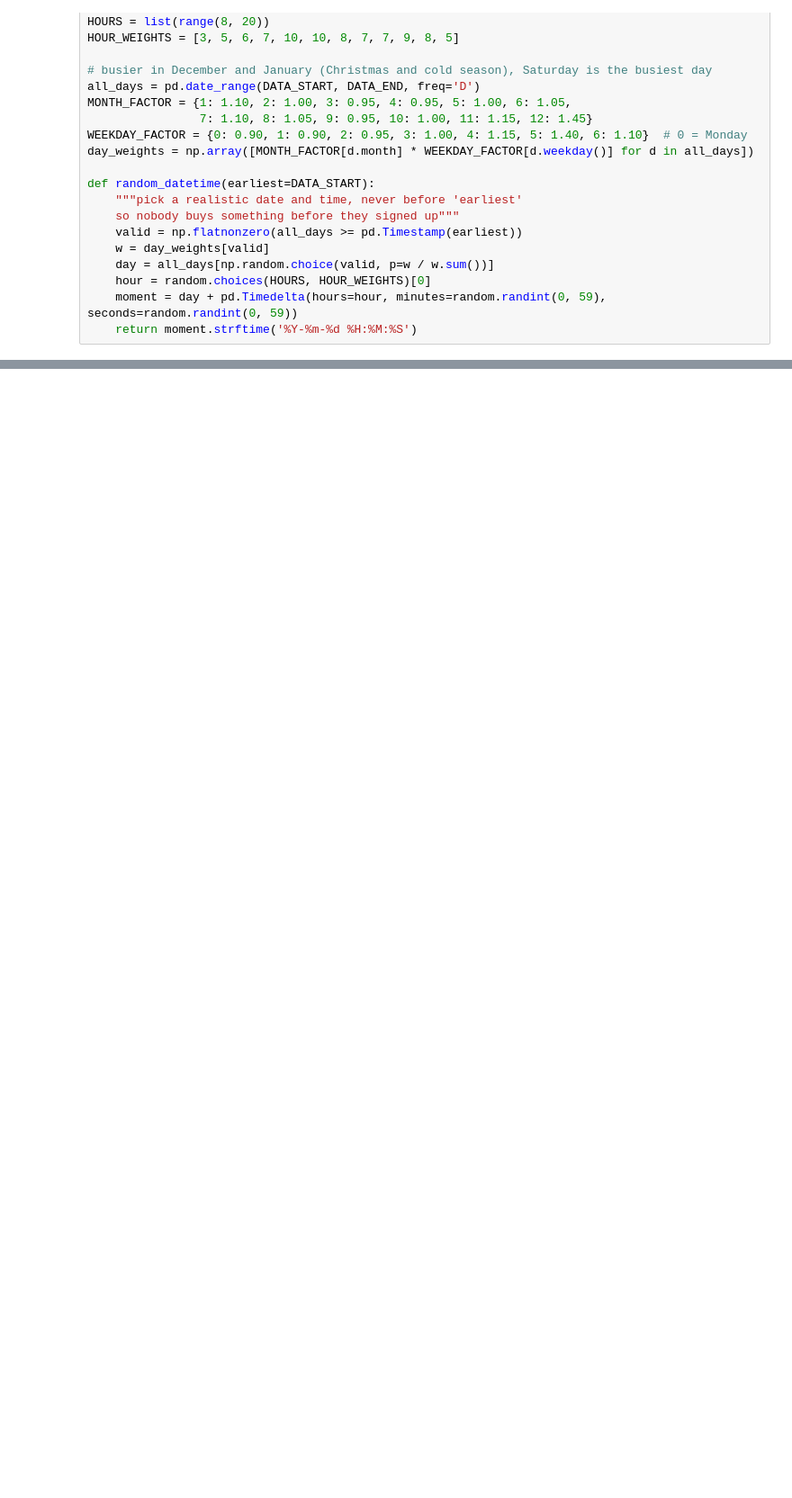
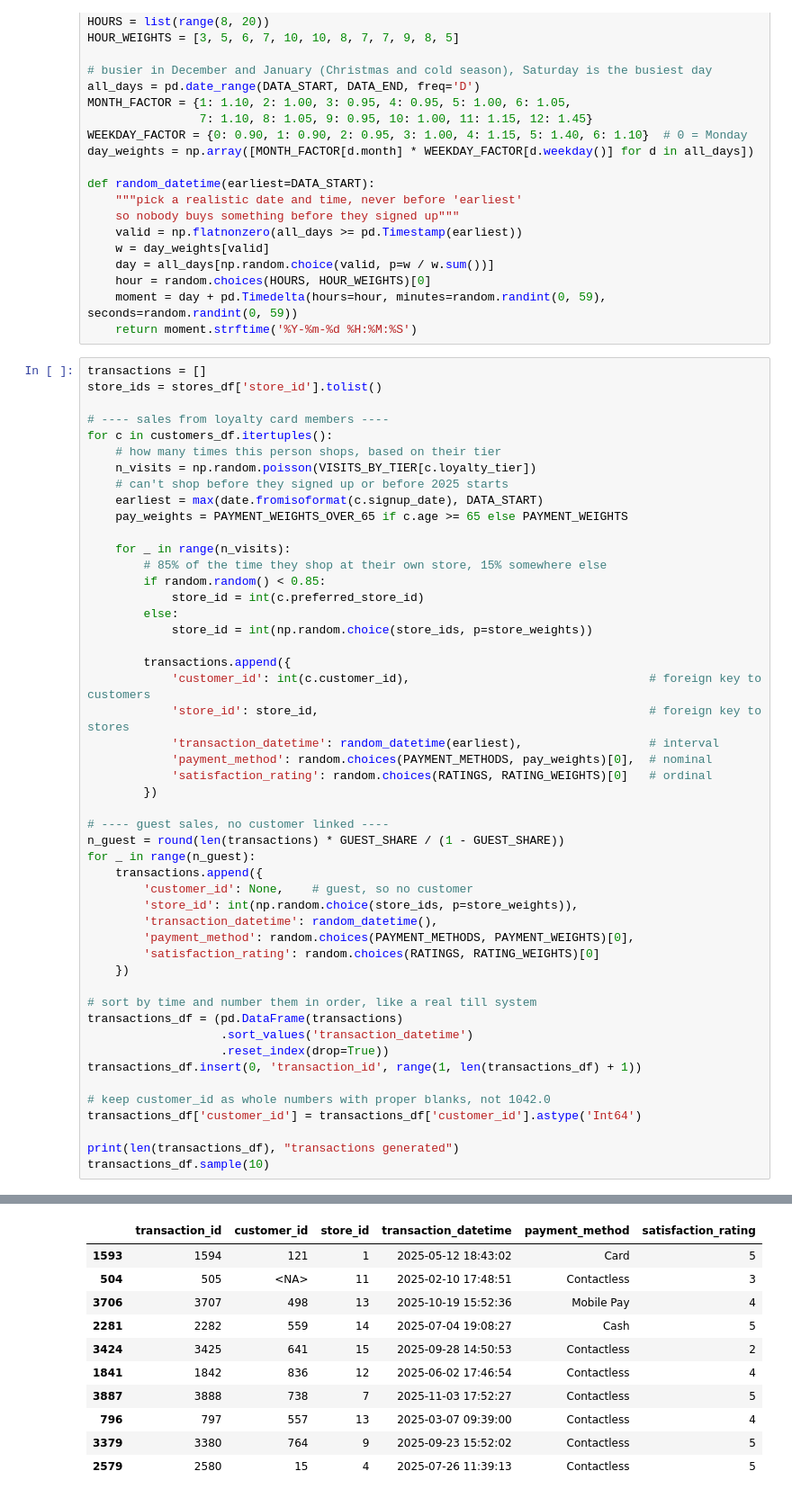
Before and after one commit to zarduya/SQL-DB-PROJECT, a Jupyter notebook: sql_database.ipynb, the cells around one changed output, grey strips where cells are left out. Shown at 90% size. Cells and saved outputs as stored; diff of their text form; blank space fills up the shorter version.

Commit message:
added transaction table and printed

```diff
--- a/sql_database.ipynb
+++ b/sql_database.ipynb
@@ -371,3 +371,53 @@ def random_datetime(earliest=DATA_START):
     hour = random.choices(HOURS, HOUR_WEIGHTS)[0]
     moment = day + pd.Timedelta(hours=hour, minutes=random.randint(0, 59), seconds=random.randint(0, 59))
     return moment.strftime('%Y-%m-%d %H:%M:%S')
+# %%
+transactions = []
+store_ids = stores_df['store_id'].tolist()
+
+# ---- sales from loyalty card members ----
+for c in customers_df.itertuples():
+    # how many times this person shops, based on their tier
+    n_visits = np.random.poisson(VISITS_BY_TIER[c.loyalty_tier])
+    # can't shop before they signed up or before 2025 starts
+    earliest = max(date.fromisoformat(c.signup_date), DATA_START)
+    pay_weights = PAYMENT_WEIGHTS_OVER_65 if c.age >= 65 else PAYMENT_WEIGHTS
+
+    for _ in range(n_visits):
+        # 85% of the time they shop at their own store, 15% somewhere else
+        if random.random() < 0.85:
+            store_id = int(c.preferred_store_id)
+        else:
+            store_id = int(np.random.choice(store_ids, p=store_weights))
+
+        transactions.append({
+            'customer_id': int(c.customer_id),                                  # foreign key to customers
+            'store_id': store_id,                                               # foreign key to stores
+            'transaction_datetime': random_datetime(earliest),                  # interval
+            'payment_method': random.choices(PAYMENT_METHODS, pay_weights)[0],  # nominal
+            'satisfaction_rating': random.choices(RATINGS, RATING_WEIGHTS)[0]   # ordinal
+        })
+
+# ---- guest sales, no customer linked ----
+n_guest = round(len(transactions) * GUEST_SHARE / (1 - GUEST_SHARE))
+for _ in range(n_guest):
+    transactions.append({
+        'customer_id': None,    # guest, so no customer
+        'store_id': int(np.random.choice(store_ids, p=store_weights)),
+        'transaction_datetime': random_datetime(),
+        'payment_method': random.choices(PAYMENT_METHODS, PAYMENT_WEIGHTS)[0],
+        'satisfaction_rating': random.choices(RATINGS, RATING_WEIGHTS)[0]
+    })
+
+# sort by time and number them in order, like a real till system
+transactions_df = (pd.DataFrame(transactions)
+                   .sort_values('transaction_datetime')
+                   .reset_index(drop=True))
+transactions_df.insert(0, 'transaction_id', range(1, len(transactions_df) + 1))
+
+# keep customer_id as whole numbers with proper blanks, not 1042.0
+transactions_df['customer_id'] = transactions_df['customer_id'].astype('Int64')
+
+print(len(transactions_df), "transactions generated")
+transactions_df.sample(10)
+# %% [output]
@@ -373,0 +425,11 @@ def random_datetime(earliest=DATA_START):
+|  | transaction_id | customer_id | store_id | transaction_datetime | payment_method | satisfaction_rating |
+| 1593 | 1594 | 121 | 1 | 2025-05-12 18:43:02 | Card | 5 |
+| 504 | 505 | <NA> | 11 | 2025-02-10 17:48:51 | Contactless | 3 |
+| 3706 | 3707 | 498 | 13 | 2025-10-19 15:52:36 | Mobile Pay | 4 |
+| 2281 | 2282 | 559 | 14 | 2025-07-04 19:08:27 | Cash | 5 |
+| 3424 | 3425 | 641 | 15 | 2025-09-28 14:50:53 | Contactless | 2 |
+| 1841 | 1842 | 836 | 12 | 2025-06-02 17:46:54 | Contactless | 4 |
+| 3887 | 3888 | 738 | 7 | 2025-11-03 17:52:27 | Contactless | 5 |
+| 796 | 797 | 557 | 13 | 2025-03-07 09:39:00 | Contactless | 4 |
+| 3379 | 3380 | 764 | 9 | 2025-09-23 15:52:02 | Contactless | 5 |
+| 2579 | 2580 | 15 | 4 | 2025-07-26 11:39:13 | Contactless | 5 |
```
Also changed, not shown: parts of 2 cells of this notebook.
